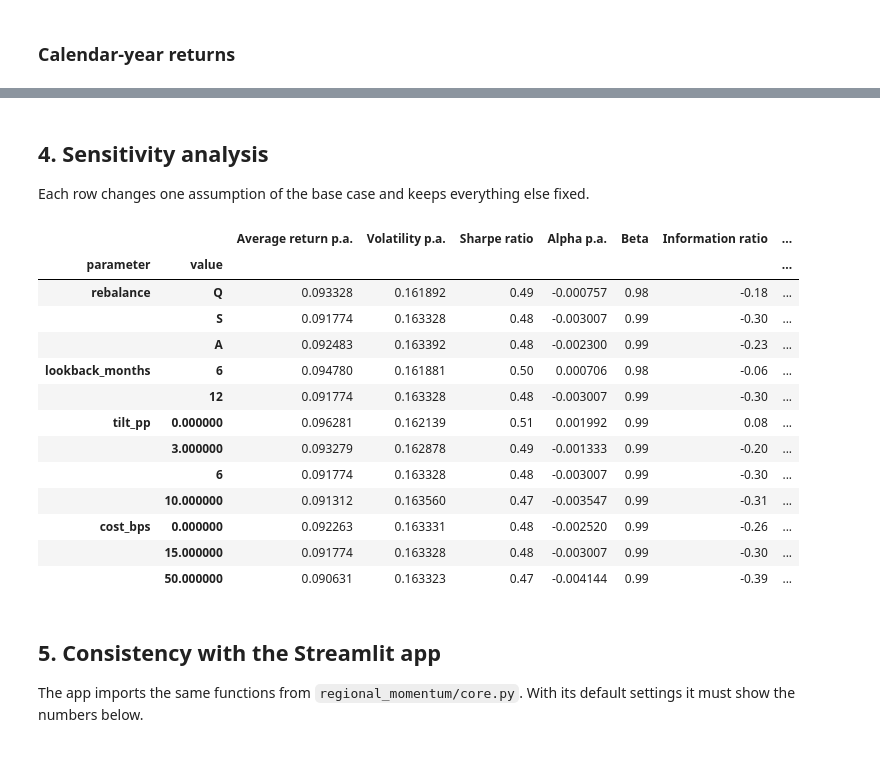
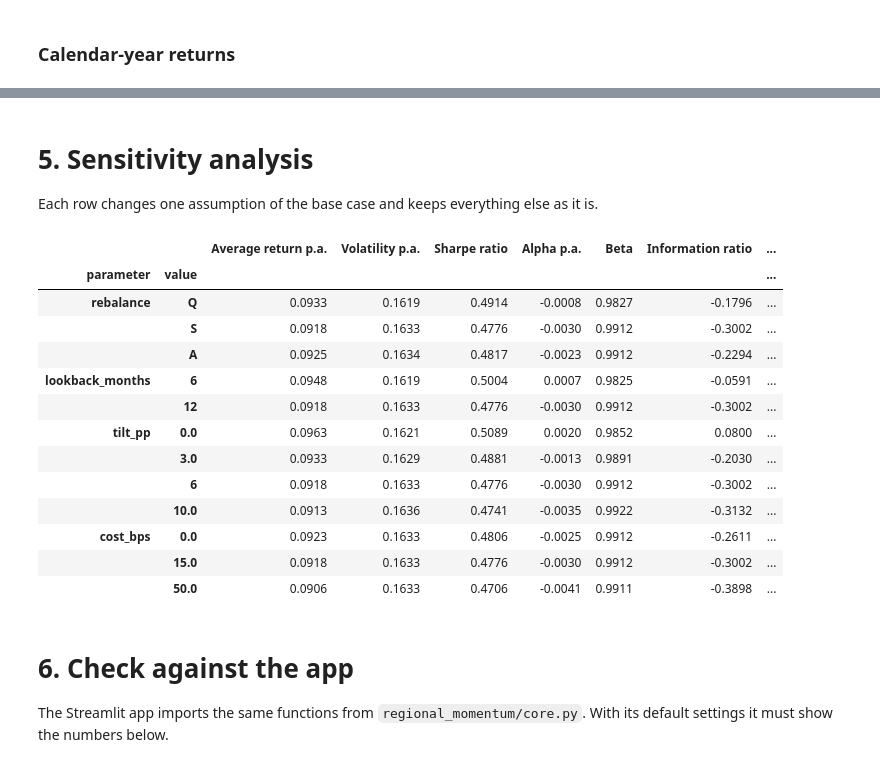
Before and after one commit to donderfelix-spec/fm_group, a Jupyter notebook: notebook/regional_momentum.ipynb, the cells around one changed output, grey strips where cells are left out. Drawn from its saved outputs; the diff is of its cells as text; code cells hidden in the pictures.

```diff
--- a/notebook/regional_momentum.ipynb
+++ b/notebook/regional_momentum.ipynb
@@ -553,8 +0,0 @@ trades are executed at that close. Between rebalancing dates weights drift with
-# %%
-res = run_all(prices, acwi_weights, rf, PARAMS)
-navs, returns, table = res["navs"], res["returns"], res["table"]
-print(f"Sample of monthly returns: {returns.index[0]:%b %Y} to {returns.index[-1]:%b %Y} ({len(returns)} months)")
-table.to_csv(OUTPUT / "performance_table.csv")
-pct = ["Average return p.a.", "Geometric return p.a.", "Volatility p.a.", "Alpha p.a.",
-       "Tracking error p.a.", "Max drawdown", "Turnover p.a.", "Trading costs p.a."]
-display(table.T.style.format("{:.2%}", subset=pd.IndexSlice[pct, :]).format("{:.2f}", subset=pd.IndexSlice[[i for i in table.columns if i not in pct], :]))
@@ -605,0 +91,27 @@ plt.show()
+# %%
+def load_prices(start, end):
+    """Daily closing prices of the six ETFs and ACWI, adjusted for dividends and splits."""
+    # 13 extra months, so that the first 12-month momentum signal can be calculated
+    first_day = pd.Timestamp(start) - pd.DateOffset(months=13)
+    last_day = pd.Timestamp(end) + pd.Timedelta(days=1)  # yfinance leaves out the end date itself
+    tickers = list(ETF.values()) + [BENCHMARK]
+
+    data = yf.download(tickers, start=first_day, end=last_day, auto_adjust=True, progress=False)
+    prices = data["Close"][tickers]
+    prices.index = pd.DatetimeIndex(prices.index).tz_localize(None)
+    return prices.dropna(subset=list(ETF.values()))
+
+
+def load_riskfree(start, end):
+    """Monthly risk-free return from the 3-month T-bill rate (FRED series DTB3)."""
+    url = "https://fred.stlouisfed.org/graph/fredgraph.csv?id=DTB3"
+    data = pd.read_csv(url, index_col=0, parse_dates=True, na_values=".")
+    yearly_rate = data.iloc[:, 0].ffill() / 100
+
+    # rate at the end of each month, turned into a one-month return
+    month_end_rate = yearly_rate.resample("ME").last()
+    monthly_return = (1 + month_end_rate) ** (1 / 12) - 1
+
+    # month m earns the rate that was known at the end of month m-1
+    rf = monthly_return.shift(1)
+    return rf.loc[start:end].rename("rf")
@@ -696,33 +820,32 @@ Strategy beat the ACWI in 5 of 19 calendar years
 # %% [markdown]
-## 4. Sensitivity analysis
-Each row changes one assumption of the base case and keeps everything else fixed.
+# 5. Sensitivity analysis
+Each row changes one assumption of the base case and keeps everything else as it is.
 # %%
 grid = {
     "rebalance": ["Q", "S", "A"],
     "lookback_months": [6, 12],
     "tilt_pp": [0.0, 3.0, 6.0, 10.0],
     "cost_bps": [0.0, 15.0, 50.0],
 }
 sens = sensitivity(prices, acwi_weights, rf, PARAMS, grid)
 sens.to_csv(OUTPUT / "sensitivity.csv")
-display(sens.style.format({c: "{:.2%}" for c in ["Average return p.a.", "Volatility p.a.", "Alpha p.a.", "Turnover p.a."]})
-                  .format({c: "{:.2f}" for c in ["Sharpe ratio", "Beta", "Information ratio"]}))
+sens.round(4)
 # %% [output]
 |  |  | Average return p.a. | Volatility p.a. | Sharpe ratio | Alpha p.a. | Beta | Information ratio | ... |
 | parameter | value |  |  |  |  |  |  | ... |
-| rebalance | Q | 0.093328 | 0.161892 | 0.49 | -0.000757 | 0.98 | -0.18 | ... |
-|  | S | 0.091774 | 0.163328 | 0.48 | -0.003007 | 0.99 | -0.30 | ... |
-|  | A | 0.092483 | 0.163392 | 0.48 | -0.002300 | 0.99 | -0.23 | ... |
-| lookback_months | 6 | 0.094780 | 0.161881 | 0.50 | 0.000706 | 0.98 | -0.06 | ... |
-|  | 12 | 0.091774 | 0.163328 | 0.48 | -0.003007 | 0.99 | -0.30 | ... |
-| tilt_pp | 0.000000 | 0.096281 | 0.162139 | 0.51 | 0.001992 | 0.99 | 0.08 | ... |
-|  | 3.000000 | 0.093279 | 0.162878 | 0.49 | -0.001333 | 0.99 | -0.20 | ... |
-|  | 6 | 0.091774 | 0.163328 | 0.48 | -0.003007 | 0.99 | -0.30 | ... |
-|  | 10.000000 | 0.091312 | 0.163560 | 0.47 | -0.003547 | 0.99 | -0.31 | ... |
-| cost_bps | 0.000000 | 0.092263 | 0.163331 | 0.48 | -0.002520 | 0.99 | -0.26 | ... |
-|  | 15.000000 | 0.091774 | 0.163328 | 0.48 | -0.003007 | 0.99 | -0.30 | ... |
-|  | 50.000000 | 0.090631 | 0.163323 | 0.47 | -0.004144 | 0.99 | -0.39 | ... |
+| rebalance | Q | 0.0933 | 0.1619 | 0.4914 | -0.0008 | 0.9827 | -0.1796 | ... |
+|  | S | 0.0918 | 0.1633 | 0.4776 | -0.0030 | 0.9912 | -0.3002 | ... |
+|  | A | 0.0925 | 0.1634 | 0.4817 | -0.0023 | 0.9912 | -0.2294 | ... |
+| lookback_months | 6 | 0.0948 | 0.1619 | 0.5004 | 0.0007 | 0.9825 | -0.0591 | ... |
+|  | 12 | 0.0918 | 0.1633 | 0.4776 | -0.0030 | 0.9912 | -0.3002 | ... |
+| tilt_pp | 0.0 | 0.0963 | 0.1621 | 0.5089 | 0.0020 | 0.9852 | 0.0800 | ... |
+|  | 3.0 | 0.0933 | 0.1629 | 0.4881 | -0.0013 | 0.9891 | -0.2030 | ... |
+|  | 6 | 0.0918 | 0.1633 | 0.4776 | -0.0030 | 0.9912 | -0.3002 | ... |
+|  | 10.0 | 0.0913 | 0.1636 | 0.4741 | -0.0035 | 0.9922 | -0.3132 | ... |
+| cost_bps | 0.0 | 0.0923 | 0.1633 | 0.4806 | -0.0025 | 0.9912 | -0.2611 | ... |
+|  | 15.0 | 0.0918 | 0.1633 | 0.4776 | -0.0030 | 0.9912 | -0.3002 | ... |
+|  | 50.0 | 0.0906 | 0.1633 | 0.4706 | -0.0041 | 0.9911 | -0.3898 | ... |
 # %% [markdown]
-## 5. Consistency with the Streamlit app
-The app imports the same functions from `regional_momentum/core.py`. With its default settings it must
-show the numbers below.
+# 6. Check against the app
+The Streamlit app imports the same functions from `regional_momentum/core.py`. With its default settings
+it must show the numbers below.
```
Also changed, not shown: parts of 58 cells of this notebook, 2 other files.
